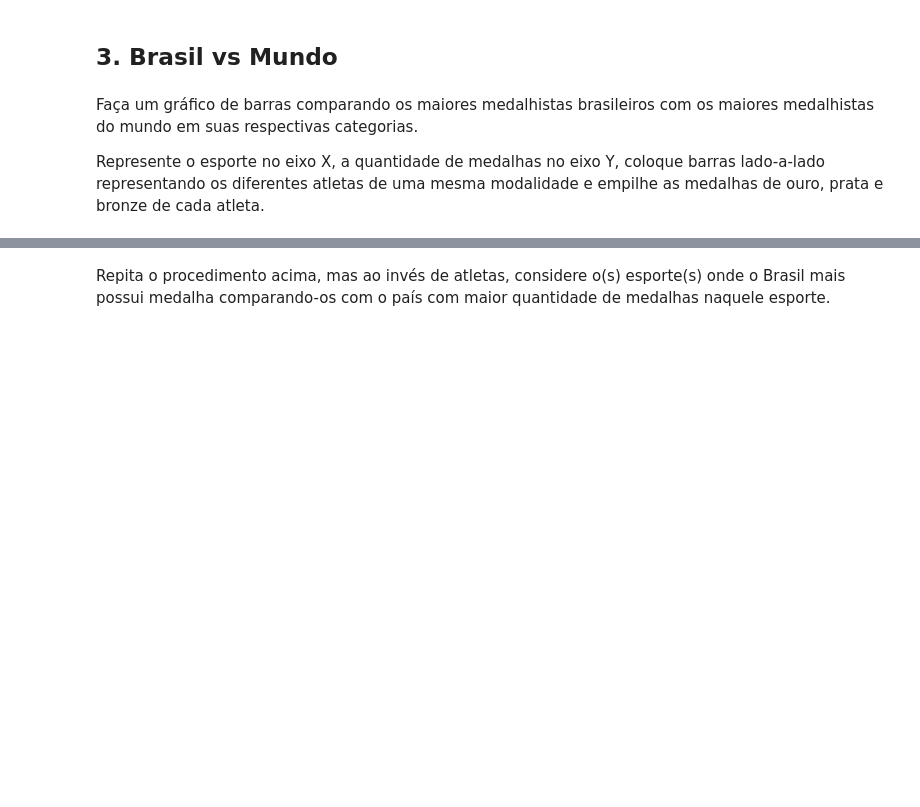
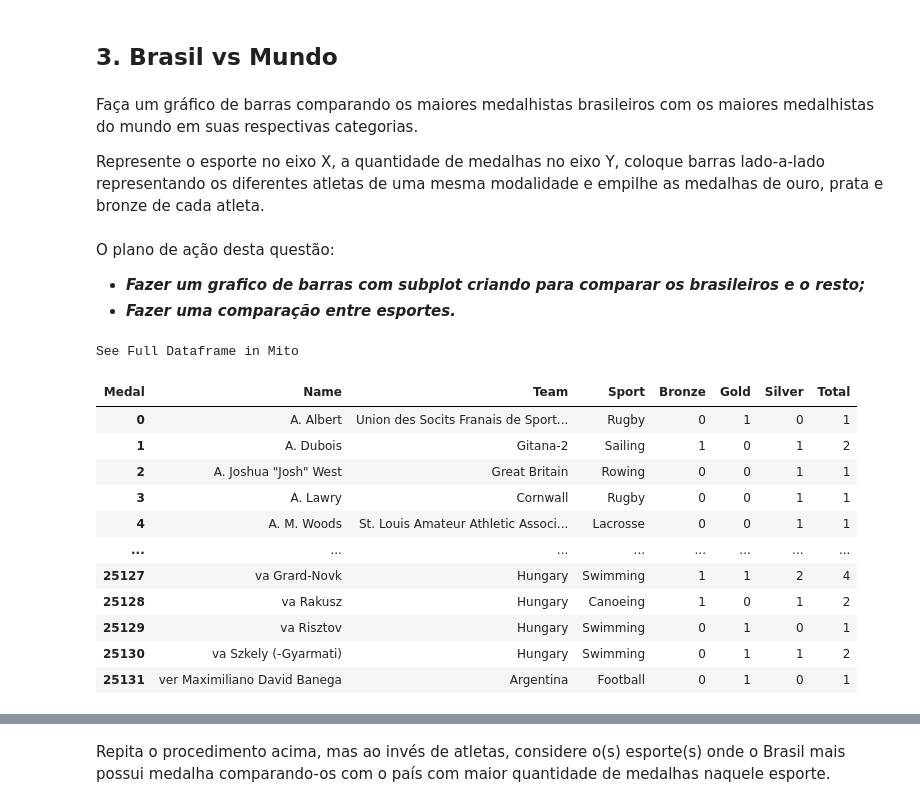
Before and after one commit to VictorBTaveira/Projeto-DataViz, a Jupyter notebook: Projeto_Dataviz.ipynb, the cells around one changed output, grey strips where cells are left out. Drawn from its saved outputs; the diff is of its cells as text; code cells hidden in the pictures; blank space fills up the shorter version.

```diff
--- a/Projeto_Dataviz.ipynb
+++ b/Projeto_Dataviz.ipynb
@@ -786,3 +788,9 @@ plt.show()
 Faça um gráfico de barras comparando os maiores medalhistas brasileiros com os maiores medalhistas do mundo em suas respectivas categorias.
 
 Represente o esporte no eixo X, a quantidade de medalhas no eixo Y, coloque barras lado-a-lado representando os diferentes atletas de uma mesma modalidade e empilhe as medalhas de ouro, prata e bronze de cada atleta.
+# %% [markdown]
+
+
+O plano de ação desta questão:
+-  __*Fazer um grafico de barras com subplot criando para comparar os brasileiros e o resto;*__
+-  __*Fazer uma comparação entre esportes.*__
@@ -788,0 +805,22 @@ Represente o esporte no eixo X, a quantidade de medalhas no eixo Y, coloque barr
+# %%
+''' Vai gerar dataframe df_base para fazermos o grafico comparando os maiores medalhistas do geral
+e os maiores brasileiros
+'''
+
+## Com crostab
+df_base = pd.crosstab([df_verao_win['Name'],df_verao_win['Team'],df_verao_win['Sport']], [df_verao_win['Medal']], margins= True, margins_name ='Total').reset_index()[:-1]
+df_base
+# %% [output]
+See Full Dataframe in Mito
+| Medal | Name | Team | Sport | Bronze | Gold | Silver | Total |
+| 0 | A. Albert | Union des Socits Franais de Sport... | Rugby | 0 | 1 | 0 | 1 |
+| 1 | A. Dubois | Gitana-2 | Sailing | 1 | 0 | 1 | 2 |
+| 2 | A. Joshua "Josh" West | Great Britain | Rowing | 0 | 0 | 1 | 1 |
+| 3 | A. Lawry | Cornwall | Rugby | 0 | 0 | 1 | 1 |
+| 4 | A. M. Woods | St. Louis Amateur Athletic Associ... | Lacrosse | 0 | 0 | 1 | 1 |
+| ... | ... | ... | ... | ... | ... | ... | ... |
+| 25127 | va Grard-Novk | Hungary | Swimming | 1 | 1 | 2 | 4 |
+| 25128 | va Rakusz | Hungary | Canoeing | 1 | 0 | 1 | 2 |
+| 25129 | va Risztov | Hungary | Swimming | 0 | 1 | 0 | 1 |
+| 25130 | va Szkely (-Gyarmati) | Hungary | Swimming | 0 | 1 | 1 | 2 |
+| 25131 | ver Maximiliano David Banega | Argentina | Football | 0 | 1 | 0 | 1 |
```
Also changed, not shown: parts of 9 cells of this notebook.
